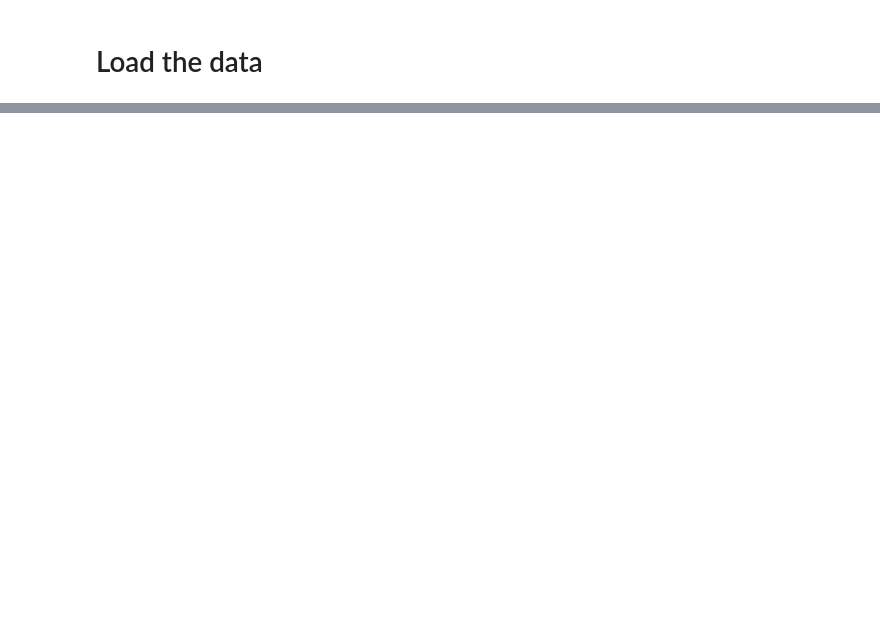
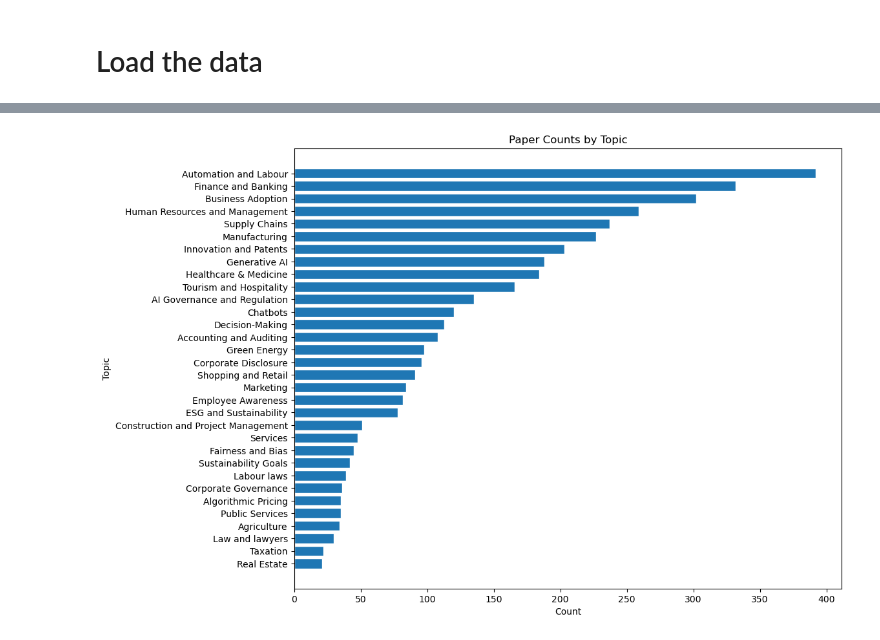
Before and after one commit to jlpoquiz/ailandscapeproject, a Jupyter notebook: Code/9_topic_modeling_combined.ipynb, the cells around one changed output, grey strips where cells are left out. Cells and saved outputs as stored; diff of their text form; code cells hidden in the pictures; blank space fills up the shorter version.

Commit message:
combined

```diff
--- a/Code/9_topic_modeling_combined.ipynb
+++ b/Code/9_topic_modeling_combined.ipynb
@@ -601,0 +378,5 @@ TypeError: BERTopic.visualize_document_datamap() got an unexpected keyword argum
+# %%
+# choose topic size and run, this is the best model
+topics, probs, topic_model = create_topic_model(documents, 20, embeddings)
+topic_df = topic_model.get_topic_info()
+topic_df
@@ -601,0 +607,8 @@ TypeError: BERTopic.visualize_document_datamap() got an unexpected keyword argum
+# %%
+# choose topic size and run, this is the best model
+topics, probs, topic_model = create_topic_model(documents, 20, embeddings)
+new_topics = topic_model.reduce_outliers(documents, topics, embeddings = embeddings, strategy="embeddings", threshold=0.65)
+topic_model.update_topics(documents, topics=new_topics, vectorizer_model=CountVectorizer(stop_words="english"))
+topic_df = topic_model.get_topic_info()
+topic_df.to_csv('topics_combined.csv')
+topic_df
@@ -601,0 +1017,6 @@ TypeError: BERTopic.visualize_document_datamap() got an unexpected keyword argum
+# %%
+# Add labels
+
+topic_df['Label'] = topic_df['Topic'].apply(lambda x: custom_topic_labels[x])
+topic_df.to_csv('topics_combined.csv')
+topic_df
@@ -601,0 +1041,23 @@ TypeError: BERTopic.visualize_document_datamap() got an unexpected keyword argum
+# %%
+# Paper counts by topic
+
+# Filter out the '-1' topic
+proper_topics = topic_df[topic_df['Topic'] != -1]
+
+# Sort by count (topic size)
+proper_topics = proper_topics.sort_values('Count', ascending=True)
+
+# Creating the bar chart
+plt.figure(figsize=(12, 8))
+plt.barh(proper_topics['Label'], proper_topics['Count'], edgecolor="white")
+plt.xlabel("Count")
+plt.ylabel("Topic")
+plt.title("Paper Counts by Topic")
+plt.tight_layout(pad=2)
+
+# Saving the figure to a file
+file_path = "images/combined_counts.pdf"
+plt.savefig(file_path, format="pdf", bbox_inches="tight")
+plt.show()
+# %% [output]
+[figure, added]
```
Also changed, not shown: parts of 87 cells of this notebook, 2 other files.
